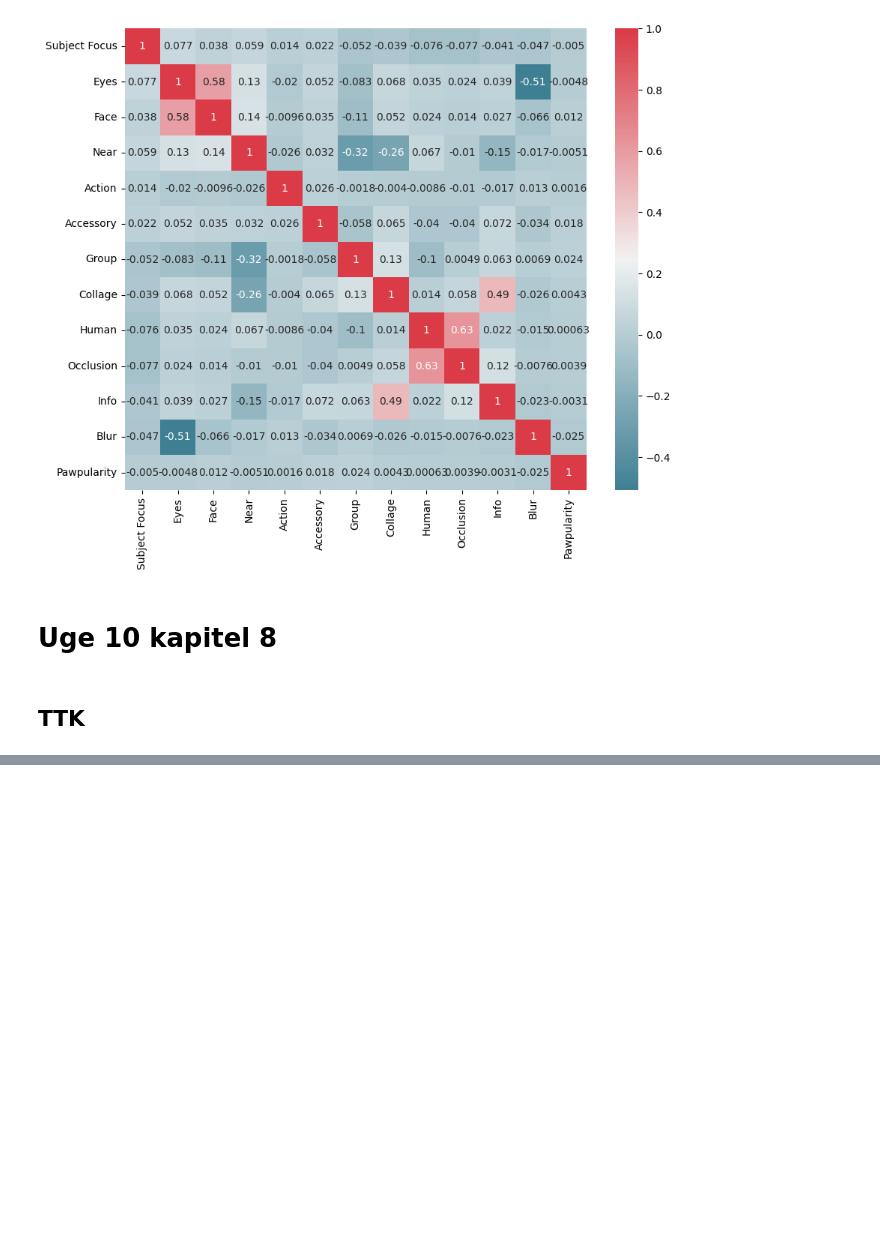
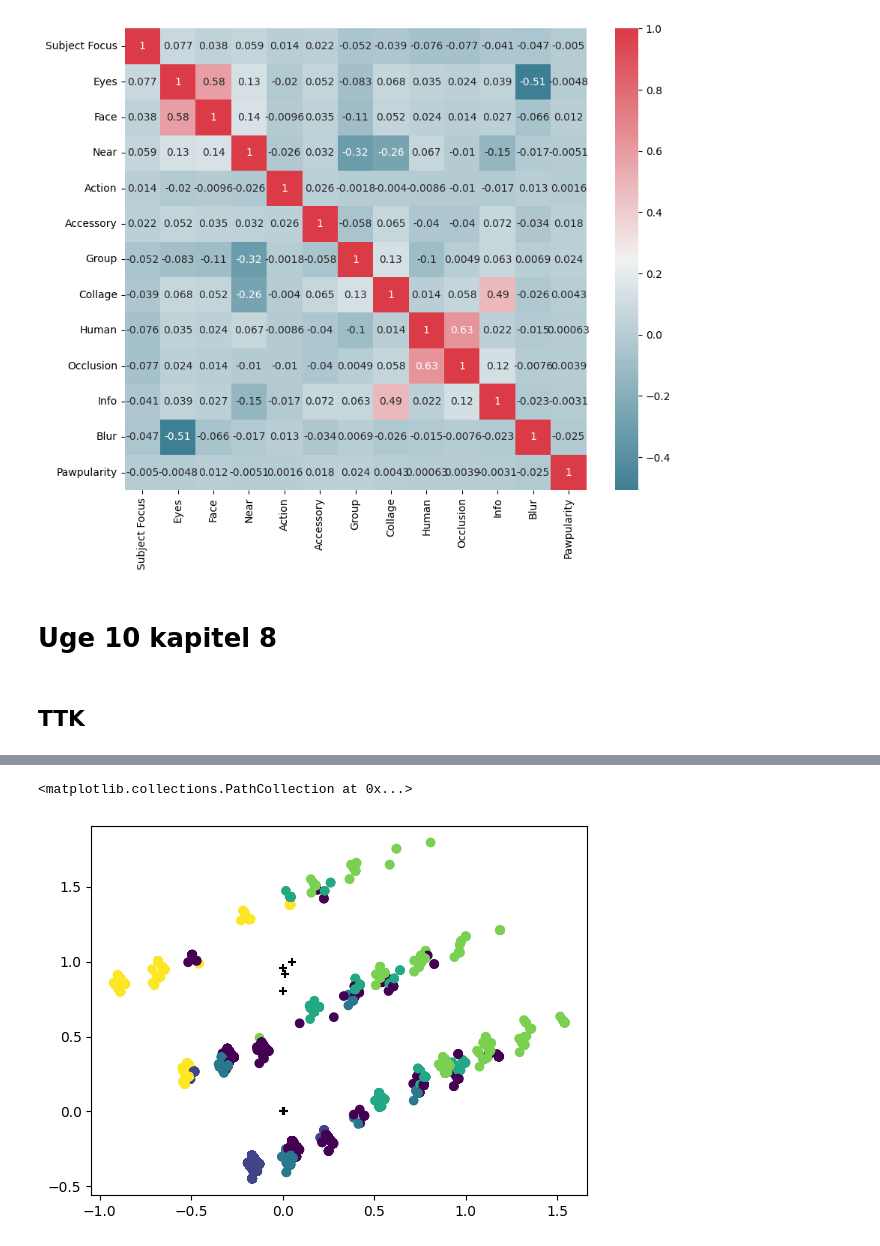
Before and after one commit to Alex9667/PetfinderPawpularityScore, a Jupyter notebook: app.ipynb, the cells around one changed output, grey strips where cells are left out. Cells and saved outputs as stored; diff of their text form; code cells hidden in the pictures; blank space fills up the shorter version.

```diff
--- a/app.ipynb
+++ b/app.ipynb
@@ -150,0 +163,9 @@ window.mainloop()
+# %%
+data_path = r'Data\train.csv'
+temp_data = pd.read_csv(data_path, index_col=False)
+
+train_data = pd.DataFrame(temp_data)
+
+X = temp_data.drop(columns=['Id', 'Pawpularity'])
+
+print(X)
@@ -150,0 +190,14 @@ window.mainloop()
+# %%
+kmeans = KMeans(n_clusters=6)
+
+kmeans.fit(X)
+
+y = kmeans.predict(X)
+
+pca = PCA(n_components=2)
+X_pca = pca.fit_transform(X)
+plt.scatter(X_pca[:,0], X_pca[:,1], c=y)
+plt.scatter(kmeans.cluster_centers_[:,0], kmeans.cluster_centers_[:,1], c='black', marker='+')
+# %% [output]
+<matplotlib.collections.PathCollection at 0x...>
+[figure, added]
```
Also changed, not shown: parts of 8 cells of this notebook.
